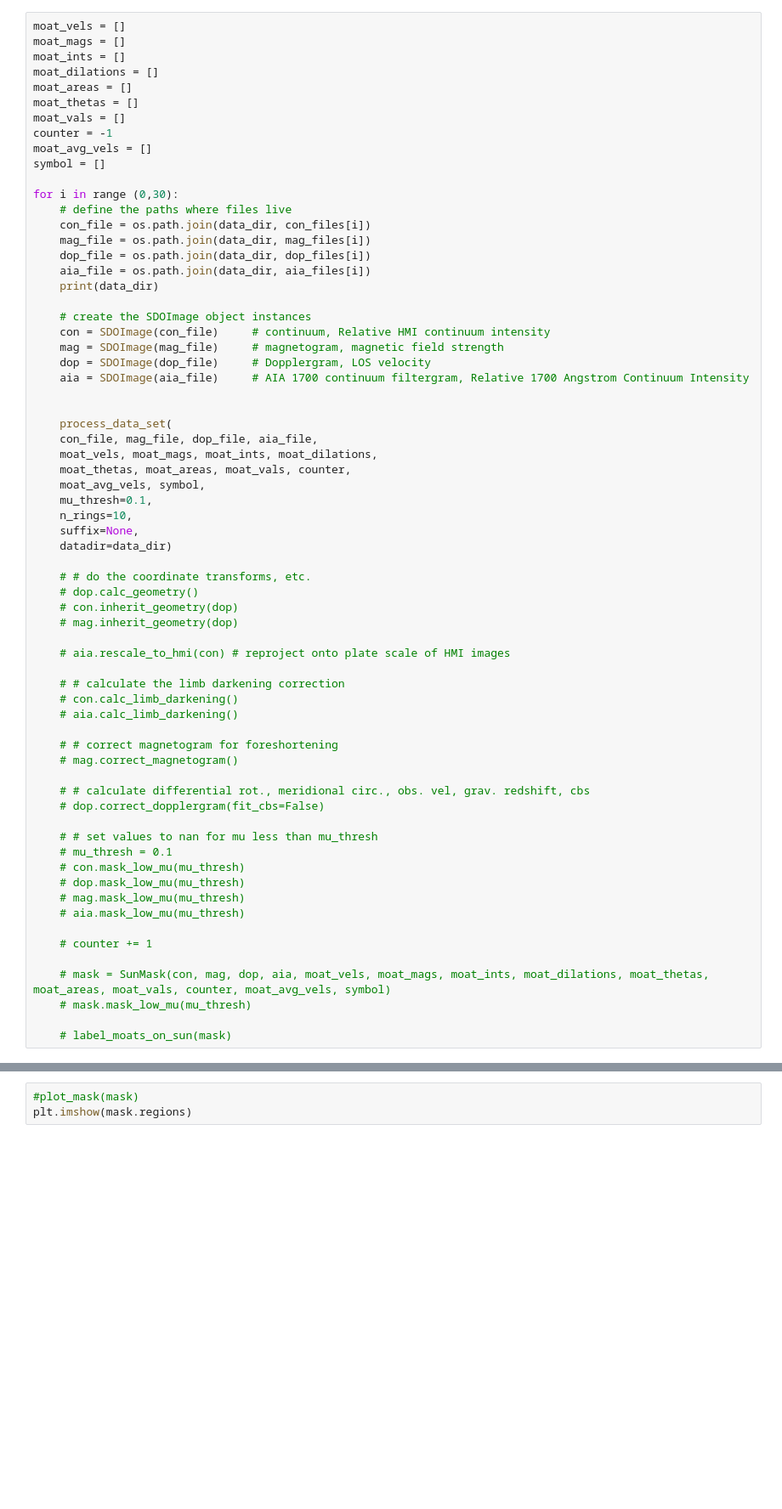
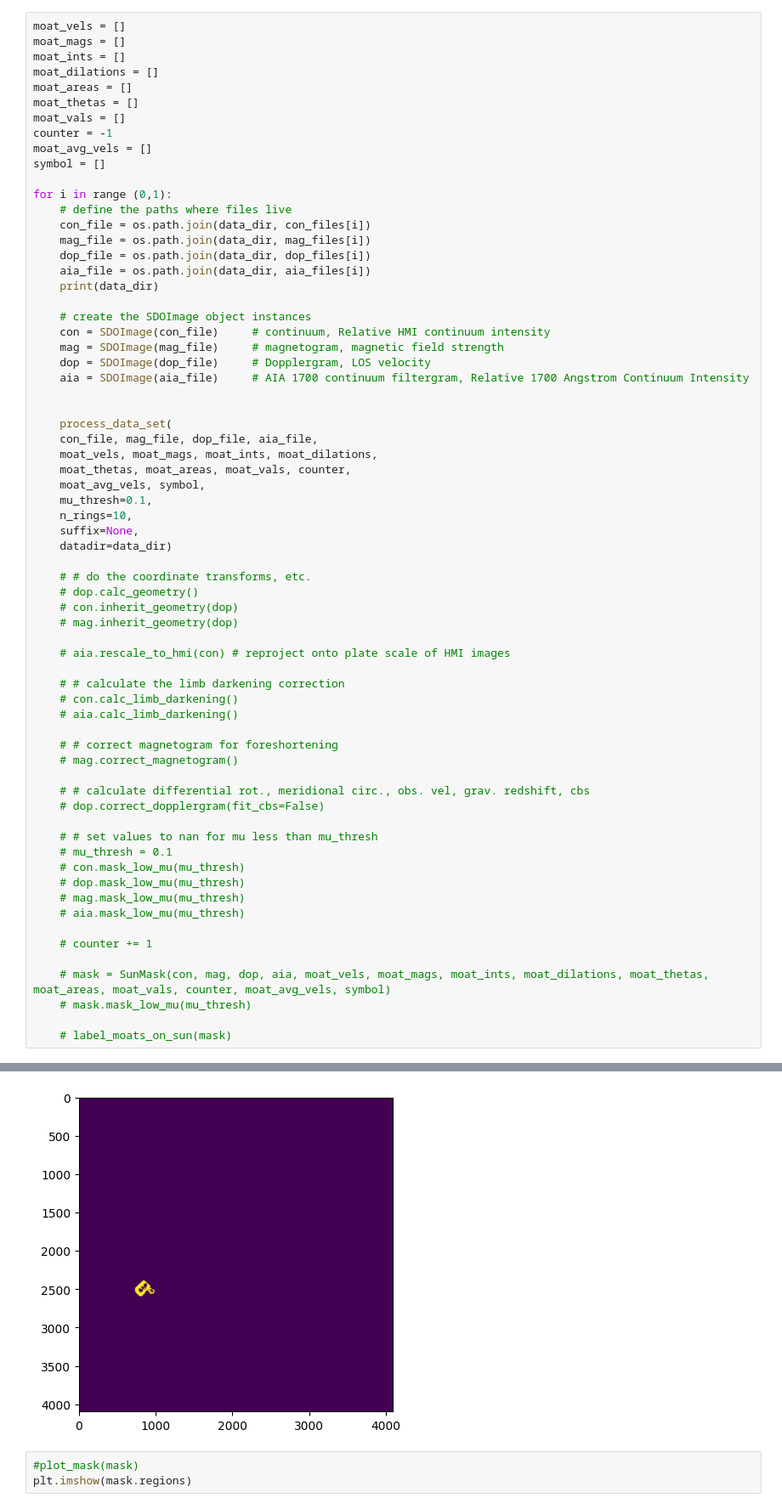
Before and after one commit to sruginski/sdo-clv-pipeline-main, a Jupyter notebook: sdo_clv_pipeline/demo_loop.ipynb, the cells around one changed output, grey strips where cells are left out. Shown at 85% size. Drawn from its saved outputs; the diff is of its cells as text; blank space fills up the shorter version.

```diff
--- a/sdo_clv_pipeline/demo_loop.ipynb
+++ b/sdo_clv_pipeline/demo_loop.ipynb
@@ -46,7 +46,7 @@ counter = -1
 moat_avg_vels = []
 symbol = []
 
-for i in range (0,30):
+for i in range (0,1):
     # define the paths where files live
     con_file = os.path.join(data_dir, con_files[i])
     mag_file = os.path.join(data_dir, mag_files[i])
@@ -147,3 +138,4 @@ Entered SunMask.__init__
+[figure, added]
 # %%
 #plot_mask(mask)
 plt.imshow(mask.regions)
```
Also changed, not shown: parts of 2 cells of this notebook, 5 other files.
